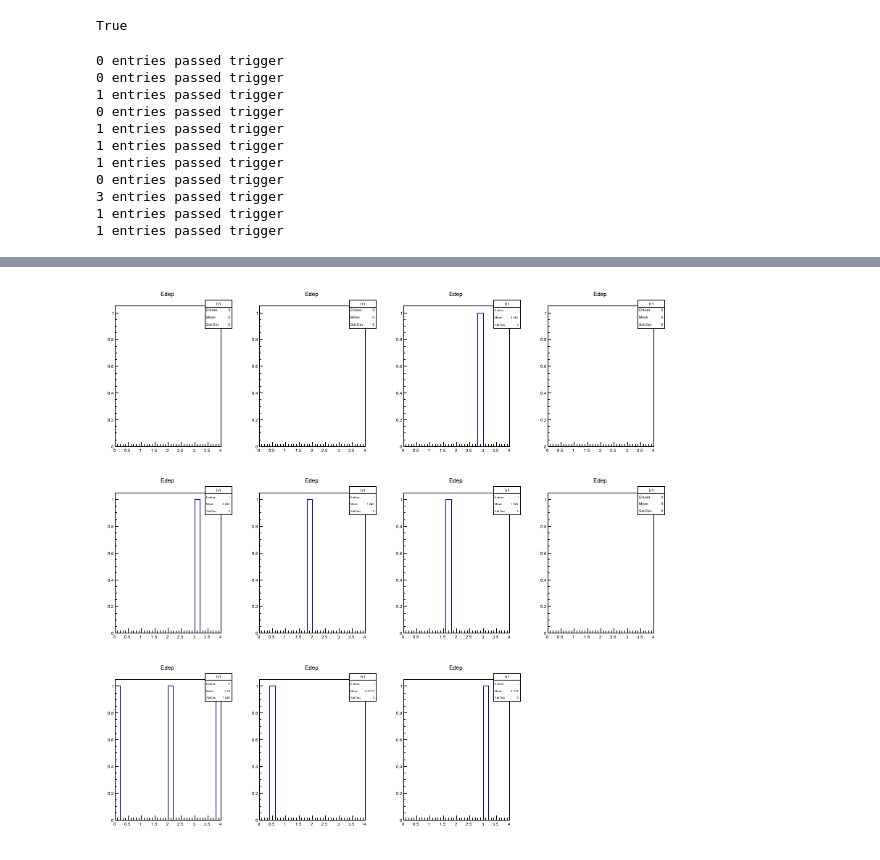
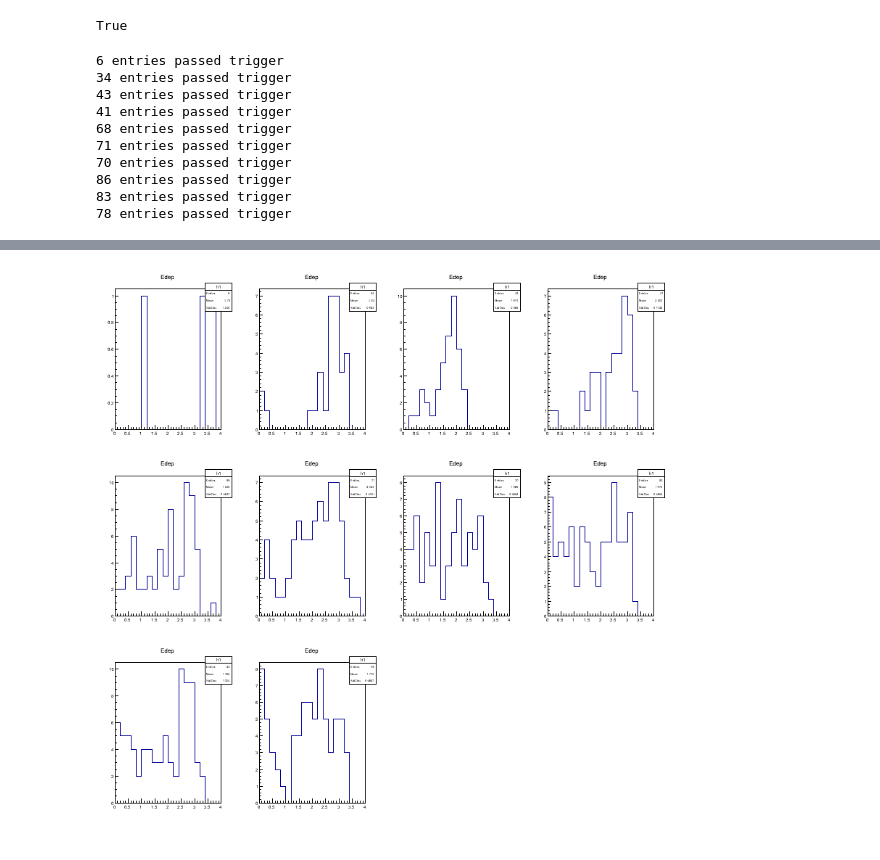
Before and after one commit to brash99/Rutherford, a Jupyter notebook: analysis/Analyse_Generator.ipynb, the cells around one changed output, grey strips where cells are left out. Saved outputs shown, nothing was run; the diff lists cells and outputs as text; code cells hidden in the pictures.

```diff
--- a/analysis/Analyse_Generator.ipynb
+++ b/analysis/Analyse_Generator.ipynb
@@ -27,7 +27,7 @@ root.gInterpreter.Declare(triggerCode)
 # %% [output]
 True
 # %%
-thickness = [0,1,4,8,12,15,22,30,28,32]
+thickness = [0,1,4,8,12,15,22,30,40,52]
 
 c1 = root.TCanvas("c1","c1",800,800)
 c1.Divide(4,3,0.01,0.01,0)
@@ -37,7 +37,7 @@ counts = []
 
 for i in range(len(thickness)):
 
-    fName = "../rootfiles/output_geiger_" + str(thickness[i]) + "foils.root"
+    fName = "../rootfiles2/output_geiger_" + str(thickness[i]) + "foils.root"
     tName = "tree"
 
     f = root.TFile(fName)
@@ -80,14 +80,13 @@ for i in range(len(thickness)):
 c1.Print("basic_plots.pdf");
 c1.Draw()
 # %% [output]
-0 entries passed trigger
-0 entries passed trigger
-1 entries passed trigger
-0 entries passed trigger
-1 entries passed trigger
-1 entries passed trigger
-1 entries passed trigger
-0 entries passed trigger
-3 entries passed trigger
-1 entries passed trigger
-1 entries passed trigger
+6 entries passed trigger
+34 entries passed trigger
+43 entries passed trigger
+41 entries passed trigger
+68 entries passed trigger
+71 entries passed trigger
+70 entries passed trigger
+86 entries passed trigger
+83 entries passed trigger
+78 entries passed trigger
@@ -94,5 +94,5 @@ c1.Draw()
 Info in <TCanvas::Print>: pdf file basic_plots.pdf has been created
-[figure, old version]
+[figure, new version]
 # %%
 import numpy as np
 import matplotlib.pyplot as plt
```
Also changed, not shown: parts of 2 cells of this notebook.
